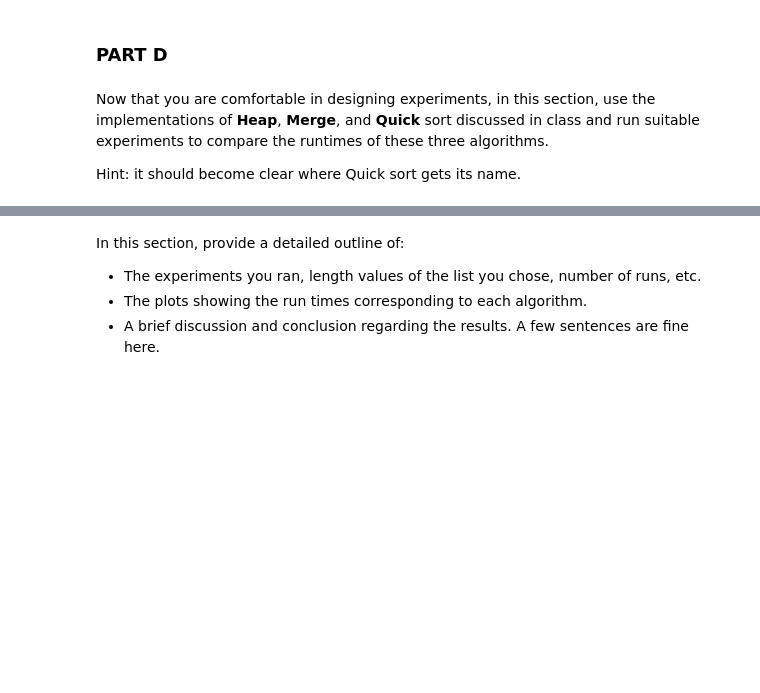
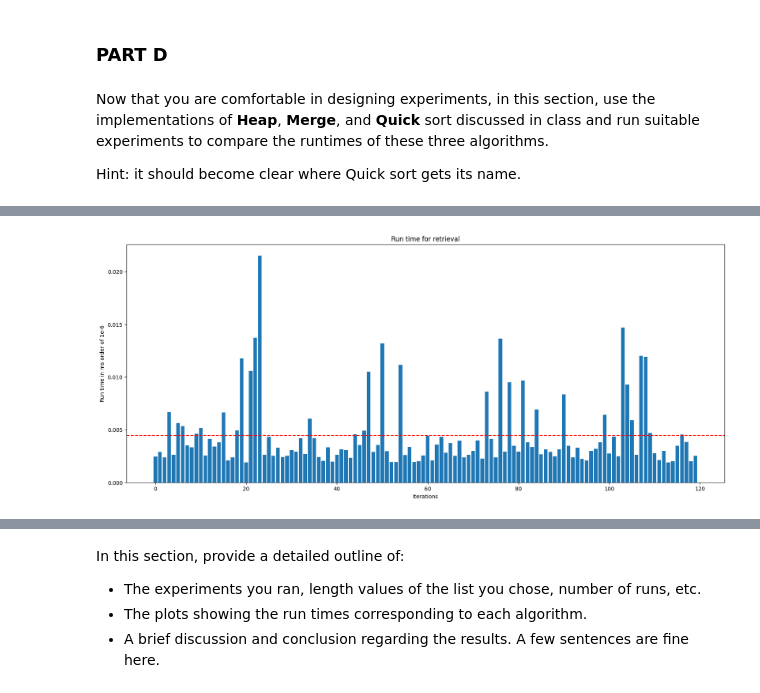
Before and after one commit to jamessidd/2XC3, a Jupyter notebook: Lab_II.ipynb, the cells around one changed output, grey strips where cells are left out. Drawn from its saved outputs; the diff is of its cells as text; code cells hidden in the pictures; blank space fills up the shorter version.

```diff
--- a/Lab_II.ipynb
+++ b/Lab_II.ipynb
@@ -182,8 +200,7 @@ import random
 global_random_list = []
 
 def create_custom_list(length, max_value, item=None, item_index=None):
-    global global_random_list  # Use the global keyword to indicate that you want to use the global variable
-
+    global global_random_list
     global_random_list = [random.randint(0, max_value) for i in range(length)]
 
     if item is not None and item_index is not None:
@@ -191,5 +208,6 @@ def create_custom_list(length, max_value, item=None, item_index=None):
 
     return global_random_list
 
-create_custom_list(300, 500)
+global_random_list = create_custom_list(500, 1000)
+global_random_list
 # %% [output]
@@ -386,0 +300,75 @@ draw_plot(run_timesQuick)
+# %%
+import statistics
+### Heapsort experiment code goes here
+
+n = 120 #number of trials
+run_timesHeap = []
+
+for _ in range(n):
+    randomListHeap = global_random_list.copy()
+    startHeap = timeit.default_timer()
+    heapSorted = heapsort(randomListHeap)
+    stopHeap = timeit.default_timer()
+    run_timesHeap.append(stopHeap-startHeap)
+
+for item in heapSorted:
+    print(item)
+draw_plot(run_timesHeap)
+
+
+
+
+#Merge sort experiment code goes here
+
+n = 120 #number of trials
+run_timesMerge = []
+for _ in range(n):
+    randomListMerge = global_random_list.copy()
+    startk = timeit.default_timer()
+    mergeSorted = mergeSort(randomListMerge)
+    stopk = timeit.default_timer()
+    run_timesMerge.append(stopk-startk)
+
+for item in mergeSorted:
+    print(item)
+draw_plot(run_timesMerge)
+
+
+
+
+# Quick sort experiment code goes here
+
+n = 120 #number of trials
+run_timesQuick = []
+for _ in range(n):
+    randomListQuick = global_random_list.copy()
+    start = timeit.default_timer()
+    quickSorted = quickSort(randomListQuick)
+    stop = timeit.default_timer()
+    run_timesQuick.append(stop-start)
+
+for item in global_random_list:
+    print(item)
+draw_plot(run_timesQuick)
+
+# #Comparing sort times
+def plot_sorting_times(times_dict):
+    # Plot the results
+    for sort, times in times_dict.items():
+        plt.plot(times, label=sort)
+        mean_time = statistics.mean(times)
+        print(f'Mean time for {sort}: {mean_time}')
+
+    plt.xlabel('Iteration')
+    plt.ylabel('Time (s)')
+    plt.legend()
+    plt.show()
+
+# Usage:
+times_dict = {
+    'heapsort': run_timesHeap,
+    'mergeSort': run_timesMerge,
+    'quickSort': run_timesQuick
+}
+plot_sorting_times(times_dict)
+# %% [output]
@@ -386,0 +392 @@ draw_plot(run_timesQuick)
+[figure, added]
```
Also changed, not shown: parts of 10 cells of this notebook.
